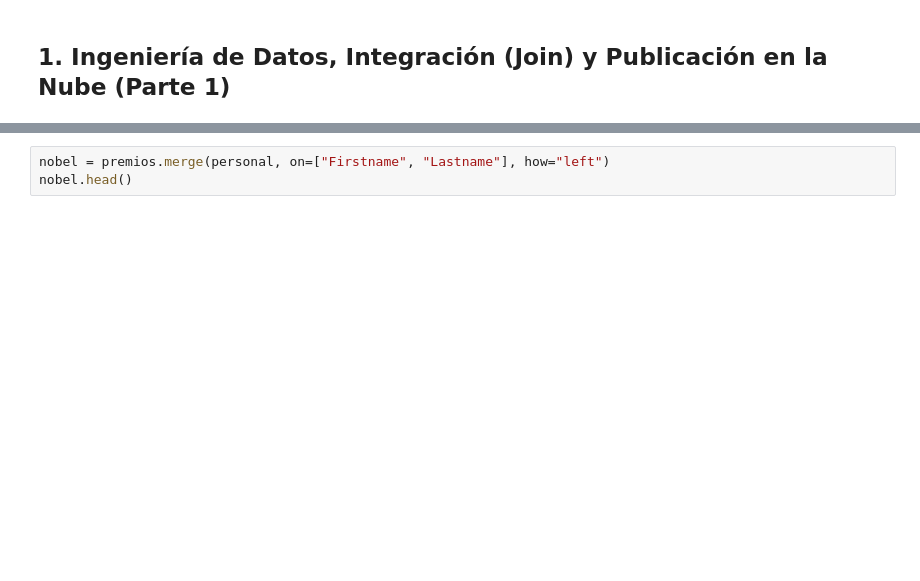
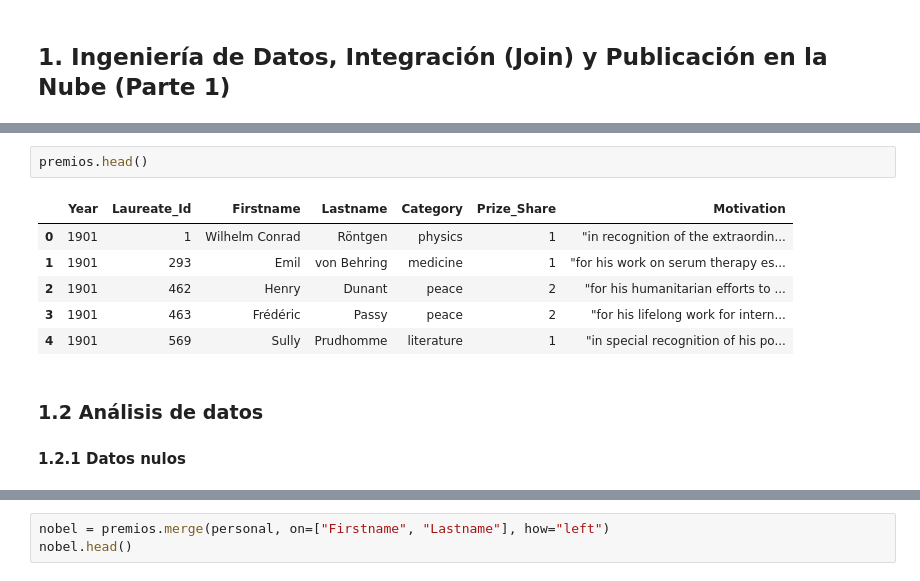
Before and after one commit to SalvadorCM786/ExamenModuloIV, a Jupyter notebook: Examen4SCM.ipynb, the cells around one changed output, grey strips where cells are left out. Drawn from its saved outputs; the diff is of its cells as text; blank space fills up the shorter version.

```diff
--- a/Examen4SCM.ipynb
+++ b/Examen4SCM.ipynb
@@ -128,0 +28,13 @@ personal.loc[personal["Death_Year"] == 0, "Death_Year"] = None
+# %%
+premios.head()
+# %% [output]
+|  | Year | Laureate_Id | Firstname | Lastname | Category | Prize_Share | Motivation |
+| 0 | 1901 | 1 | Wilhelm Conrad | Röntgen | physics | 1 | "in recognition of the extraordin... |
+| 1 | 1901 | 293 | Emil | von Behring | medicine | 1 | "for his work on serum therapy es... |
+| 2 | 1901 | 462 | Henry | Dunant | peace | 2 | "for his humanitarian efforts to ... |
+| 3 | 1901 | 463 | Frédéric | Passy | peace | 2 | "for his lifelong work for intern... |
+| 4 | 1901 | 569 | Sully | Prudhomme | literature | 1 | "in special recognition of his po... |
+# %% [markdown]
+### 1.2 Análisis de datos
+
+#### 1.2.1 Datos nulos
```
Also changed, not shown: parts of 82 cells of this notebook, 2 other files.
